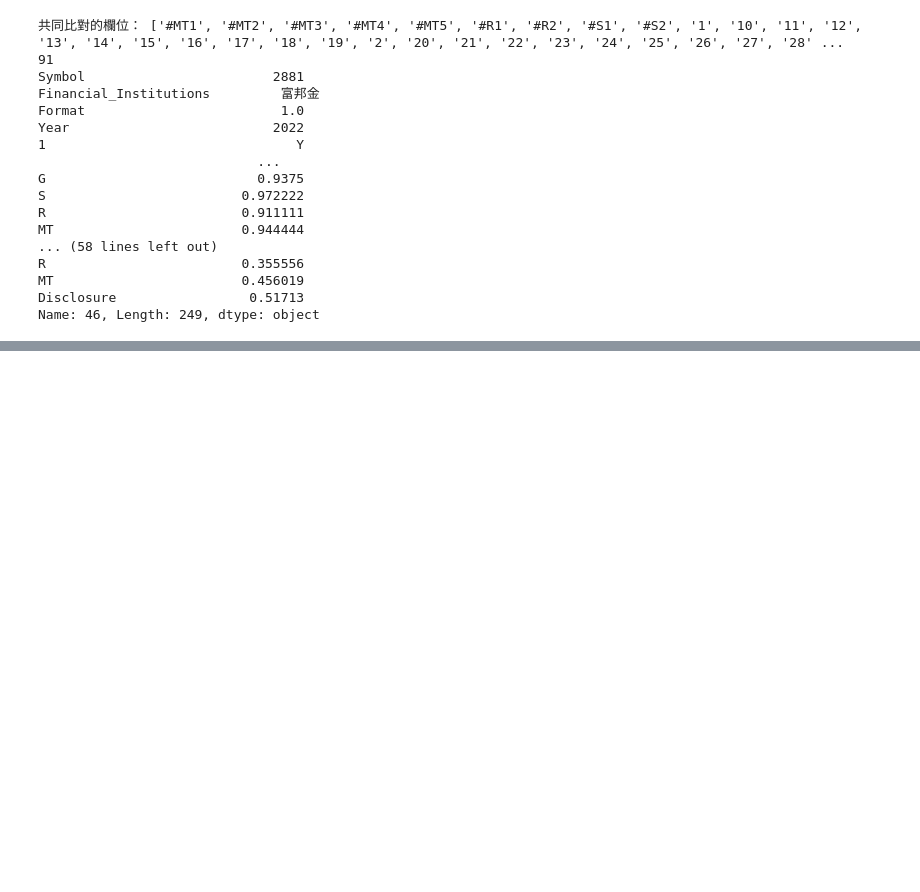
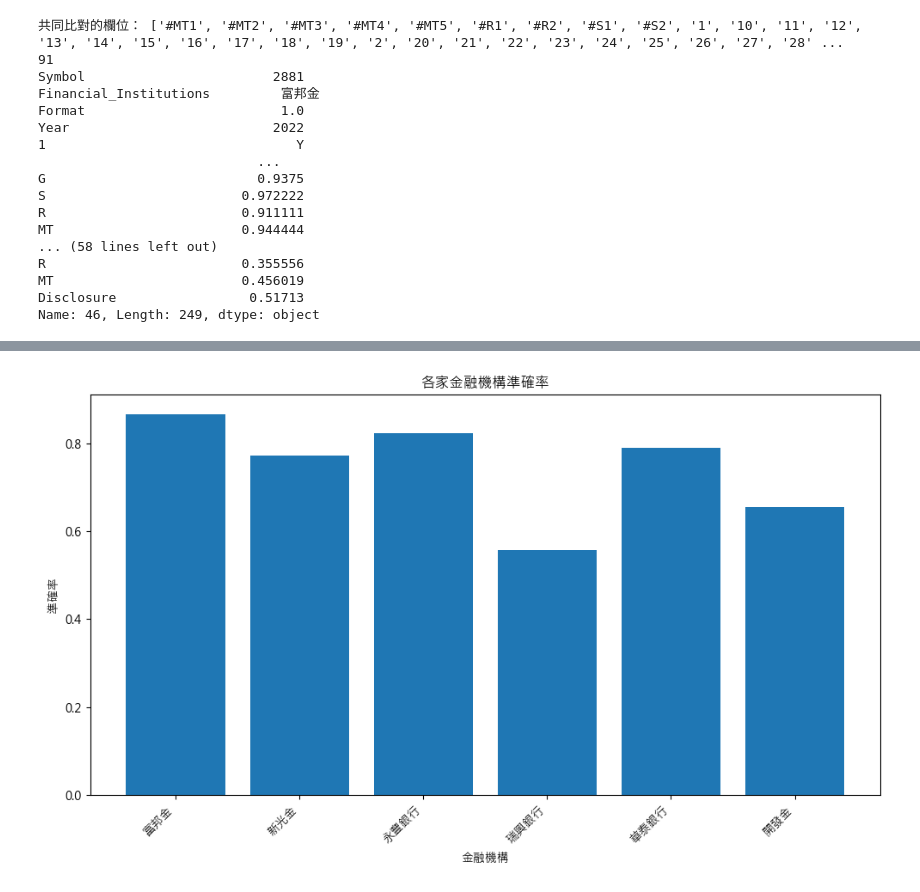
Before and after one commit to Mattis3858/rag_for_tcfd_reports, a Jupyter notebook: llm_question_answering.ipynb, the cells around one changed output, grey strips where cells are left out. Cells and saved outputs as stored; diff of their text form; code cells hidden in the pictures; blank space fills up the shorter version.

```diff
--- a/llm_question_answering.ipynb
+++ b/llm_question_answering.ipynb
@@ -382,0 +422,18 @@ Institution: 富邦金 Year: 2022
+# %%
+import matplotlib.pyplot as plt
+
+# 假設 inst_results 為一個 dict，格式為：
+# { institution: {'correct': 正確題數, 'total': 總題數}, ... }
+institutions = list(inst_results.keys())
+accuracies = [inst_results[inst]['correct'] / inst_results[inst]['total'] for inst in institutions]
+
+plt.figure(figsize=(10, 6))
+plt.bar(institutions, accuracies)
+plt.xticks(rotation=45, ha='right')
+plt.xlabel("金融機構")
+plt.ylabel("準確率")
+plt.title("各家金融機構準確率")
+plt.tight_layout()
+plt.show()
+# %% [output]
+[figure, added]
```
Also changed, not shown: parts of 8 cells of this notebook, 1 other file.
